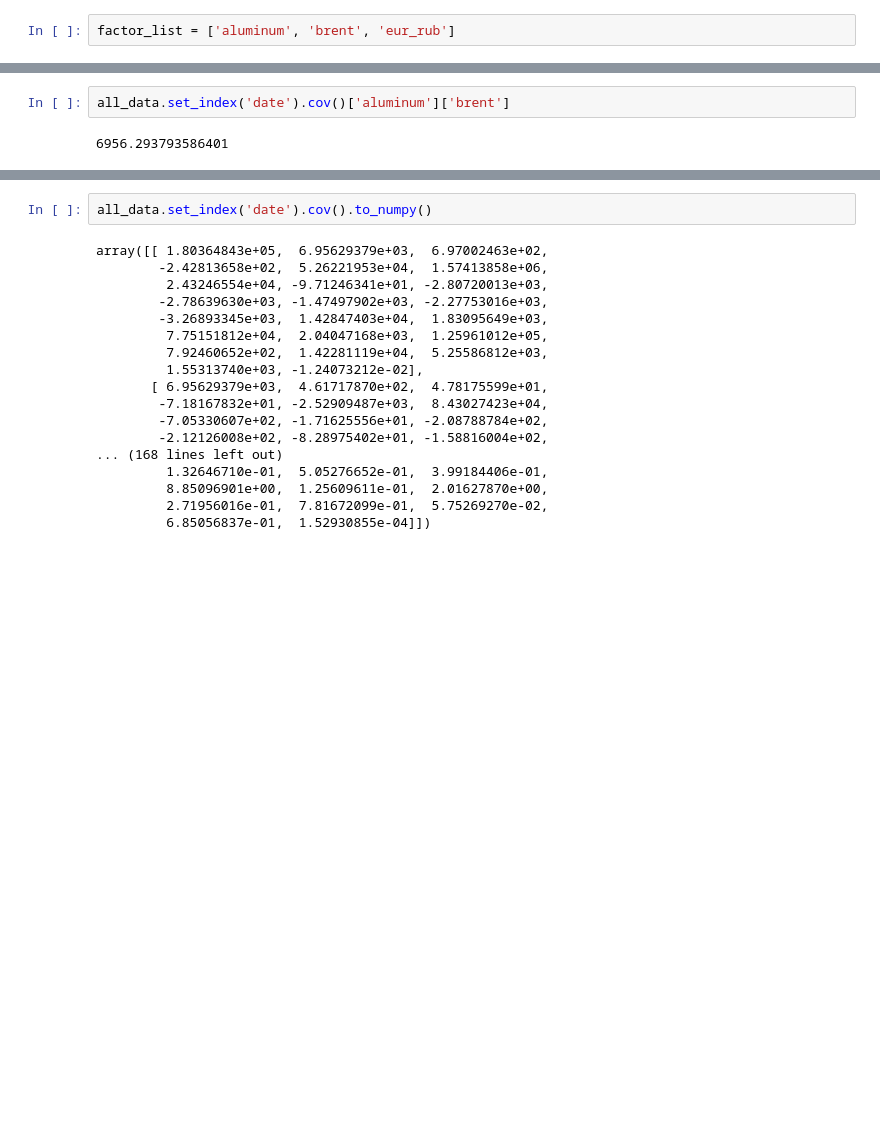
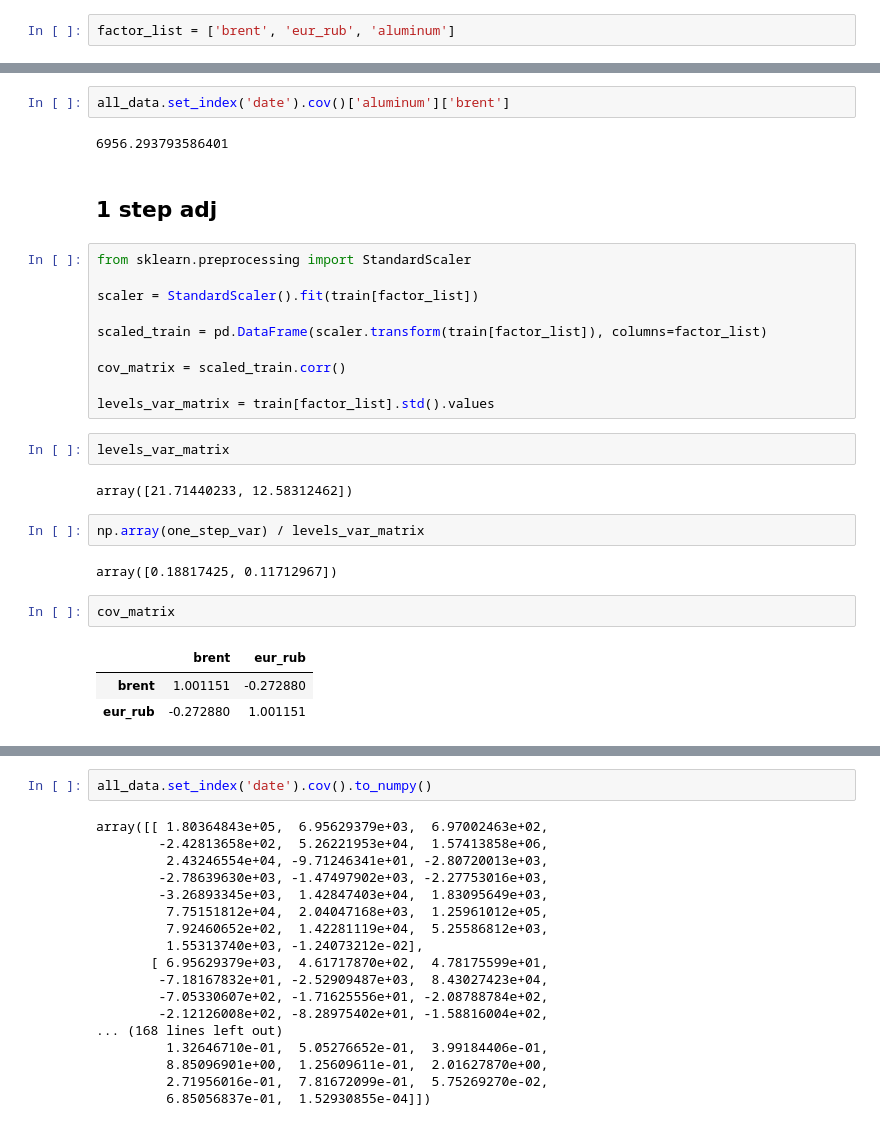
Before and after one commit to vladimirKarlov01/portfolio-risk, a Jupyter notebook: notebooks/factor_sim_baseline.ipynb, the cells around one changed output, grey strips where cells are left out. Drawn from its saved outputs; the diff is of its cells as text; blank space fills up the shorter version.

```diff
--- a/notebooks/factor_sim_baseline.ipynb
+++ b/notebooks/factor_sim_baseline.ipynb
@@ -198,4 +224,4 @@ data = all_data.set_index('date')
 # %%
 train = data[data.index < '2023-12-01']
 # %%
-factor_list = ['aluminum', 'brent', 'eur_rub']
+factor_list = ['brent', 'eur_rub', 'aluminum']
@@ -323,3 +383,29 @@ sample_multivariate_normal()
 all_data.set_index('date').cov()['aluminum']['brent']
 # %% [output]
 6956.293793586401
+# %% [markdown]
+## 1 step adj
+# %%
+from sklearn.preprocessing import StandardScaler
+
+scaler = StandardScaler().fit(train[factor_list])
+
+scaled_train = pd.DataFrame(scaler.transform(train[factor_list]), columns=factor_list)
+
+cov_matrix = scaled_train.corr()
+
+levels_var_matrix = train[factor_list].std().values
+# %%
+levels_var_matrix
+# %% [output]
+array([21.71440233, 12.58312462])
+# %%
+np.array(one_step_var) / levels_var_matrix
+# %% [output]
+array([0.18817425, 0.11712967])
+# %%
+cov_matrix
+# %% [output]
+|  | brent | eur_rub |
+| brent | 1.001151 | -0.272880 |
+| eur_rub | -0.272880 | 1.001151 |
```
Also changed, not shown: parts of 40 cells of this notebook.
